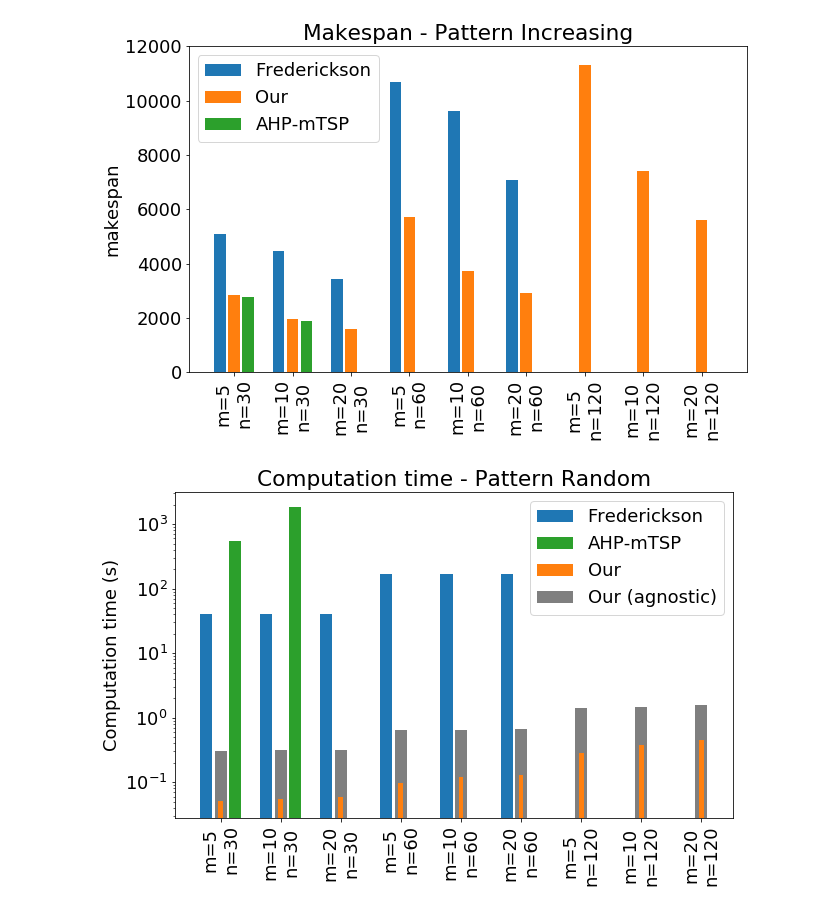
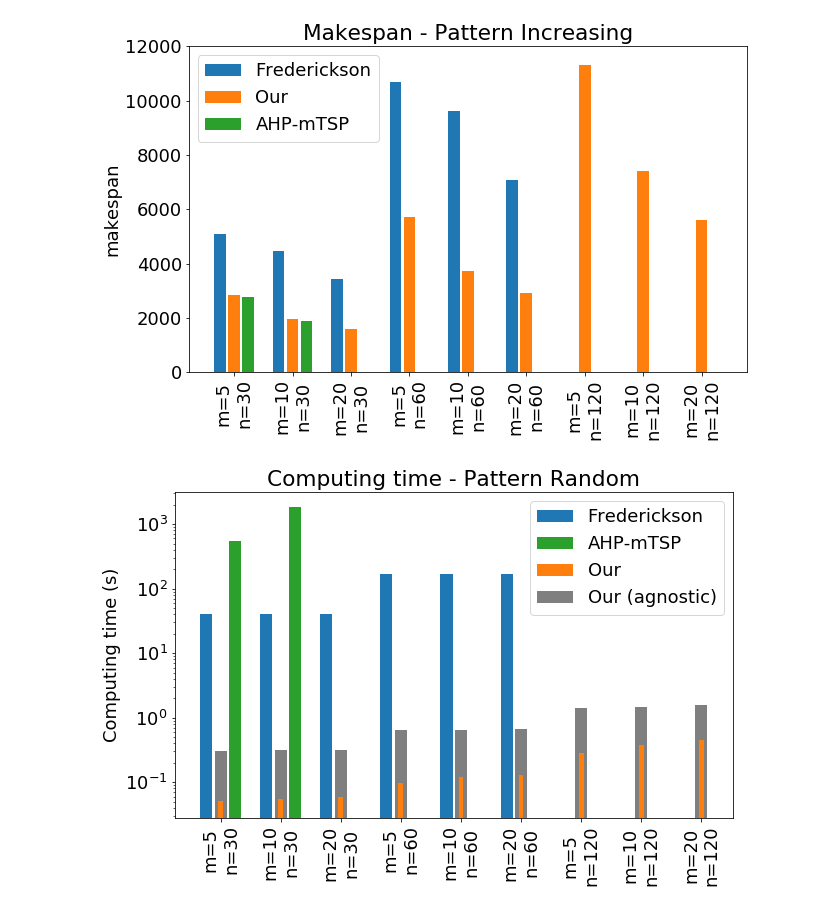
Before and after one commit to mirkosalaris/CoverageModularEnvironments, a Jupyter notebook: Notebooks/Comparison data analysis.ipynb, the cells around one changed output. Drawn from its saved outputs; the diff is of its cells as text; code cells hidden in the pictures.

Commit message:
change plots label from 'computation' to 'computing'

```diff
--- a/Notebooks/Comparison data analysis.ipynb
+++ b/Notebooks/Comparison data analysis.ipynb
@@ -311,35 +311,35 @@ fig.savefig(SAVE_FOLDER+"increasing_makespan.pdf", bbox_inches='tight', pad_inch
 # %%
 #### RUNTIME COMPARISON - Bar Plot ####
 
 fig, ax = plt.subplots() # needed to rotate the labels
 
-ax.set_title("Computation time - Pattern Random")
+ax.set_title("Computing time - Pattern Random")
 
 width = 0.5 # width of each bar
 bar_dist = 0.1 # distance between bars of the same groups
 group_dist = 0.8 # distance between bars of different groups
 x_dist = width*3 + bar_dist*2 + group_dist
 
 xs = np.arange(0, len(extr_random(smN))) * x_dist # scale the x coordinates to make space to the bars
 int_xs = xs
 fred_xs = xs - width - bar_dist
 ahp_xs = int_xs + width + bar_dist
 
 ahp_bars = ax.bar(ahp_xs, extr_random(ahp_time_list), width, color="tab:green", log=True)
 fred_bars = ax.bar(fred_xs, extr_random(fred_time_list), width, color="tab:blue", log=True)
 a_int_bars = ax.bar(int_xs, extr_random(agnostic_int_time_list), width, color="tab:gray", log=True)
 int_bars = ax.bar(int_xs, extr_random(int_time_list), width/5*2, color="tab:orange", log=True)
 
-ax.set_ylabel("Computation time (s)")
+ax.set_ylabel("Computing time (s)")
 ax.legend((fred_bars, ahp_bars, int_bars, a_int_bars), ("Frederickson", "AHP-mTSP", "Our", "Our (agnostic)"), loc='upper right')
 ax.set_xticks(xs)
 ax.set_xticklabels(extr_increasing(compute_labels(smN)))
 plt.setp(ax.get_xticklabels(), rotation=90, horizontalalignment='center')
 
 fig.set_size_inches(PLT_W, PLT_H)
 fig.savefig(SAVE_FOLDER+"time_comparison_random.pdf", bbox_inches='tight', pad_inches=0.1)
 # %% [output]
-[figure, old version]
+[figure, new version]
 # %%
 #### SCATTER PLOT Makespan vs Runtime ####
 
```
Also changed, not shown: parts of 1 cell of this notebook, 2 other files.
